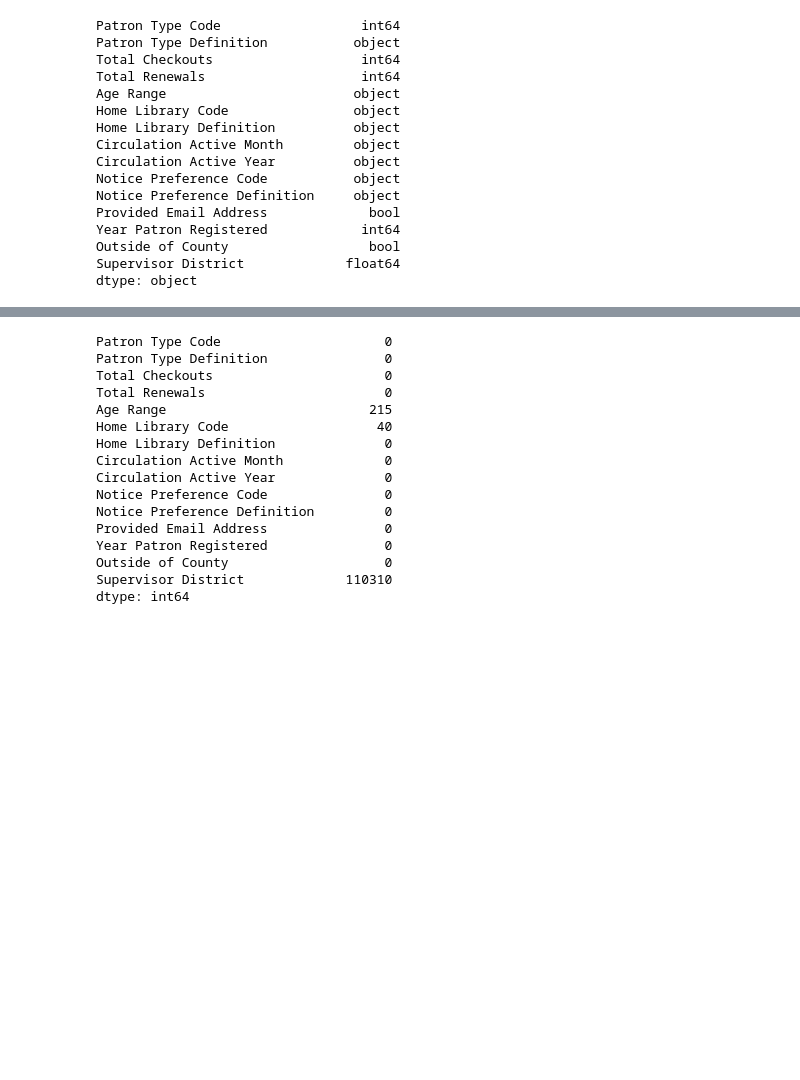
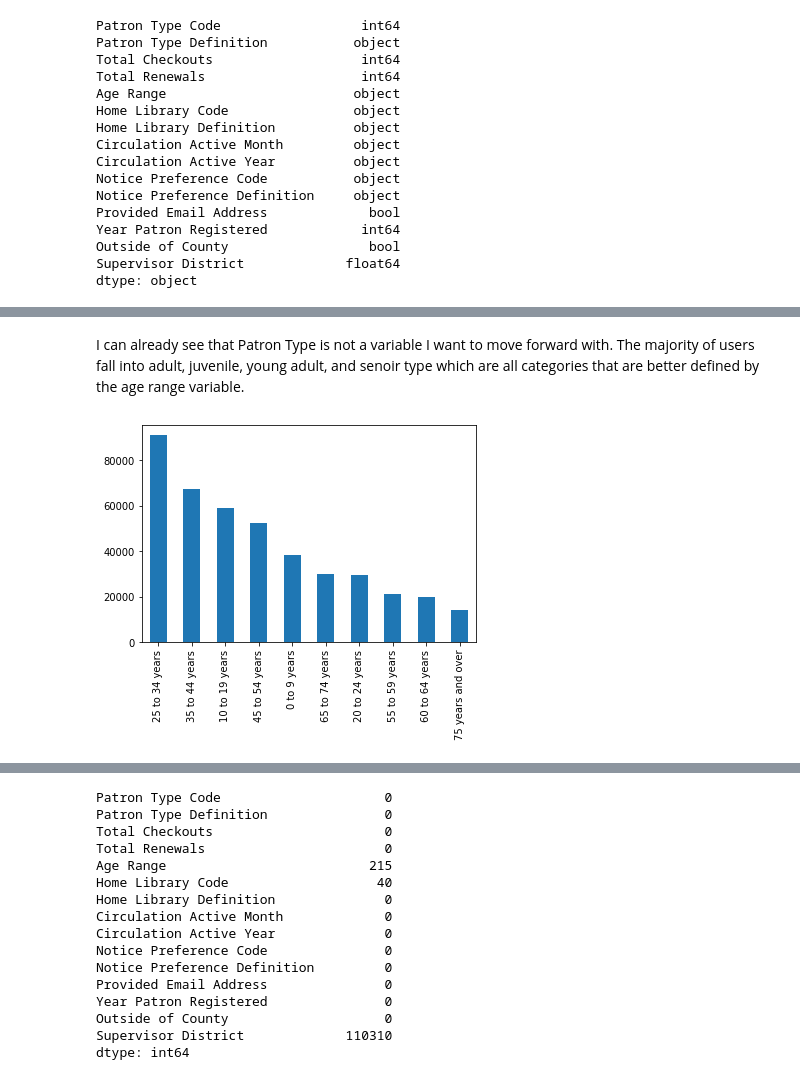
Before and after one commit to arispeaks/SFLibrary, a Jupyter notebook: SF_Library_Project.ipynb, the cells around one changed output, grey strips where cells are left out. Saved outputs shown, nothing was run; the diff lists cells and outputs as text; code cells hidden in the pictures; blank space fills up the shorter version.

```diff
--- a/SF_Library_Project.ipynb
+++ b/SF_Library_Project.ipynb
@@ -67,0 +84,6 @@ df.describe()
+# %% [markdown]
+I can already see that Patron Type is not a variable I want to move forward with. The majority of users fall into adult, juvenile, young adult, and senoir type which are all categories that are better defined by the age range variable.
+# %%
+df['Age Range'].value_counts().plot(kind = 'bar');
+# %% [output]
+[figure, added]
```
Also changed, not shown: parts of 43 cells of this notebook.
